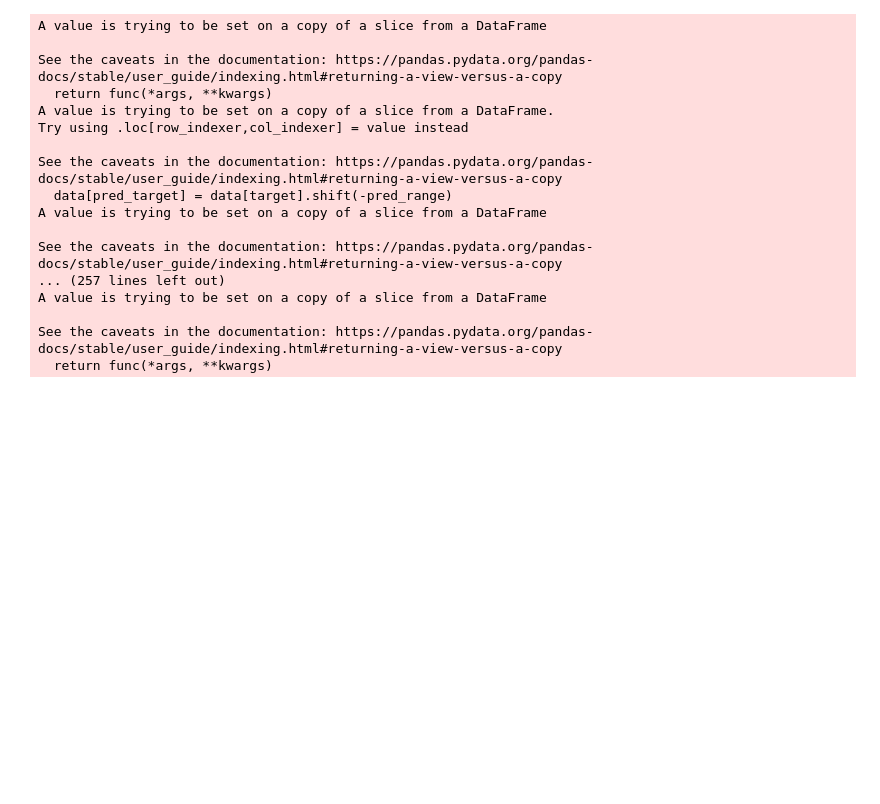
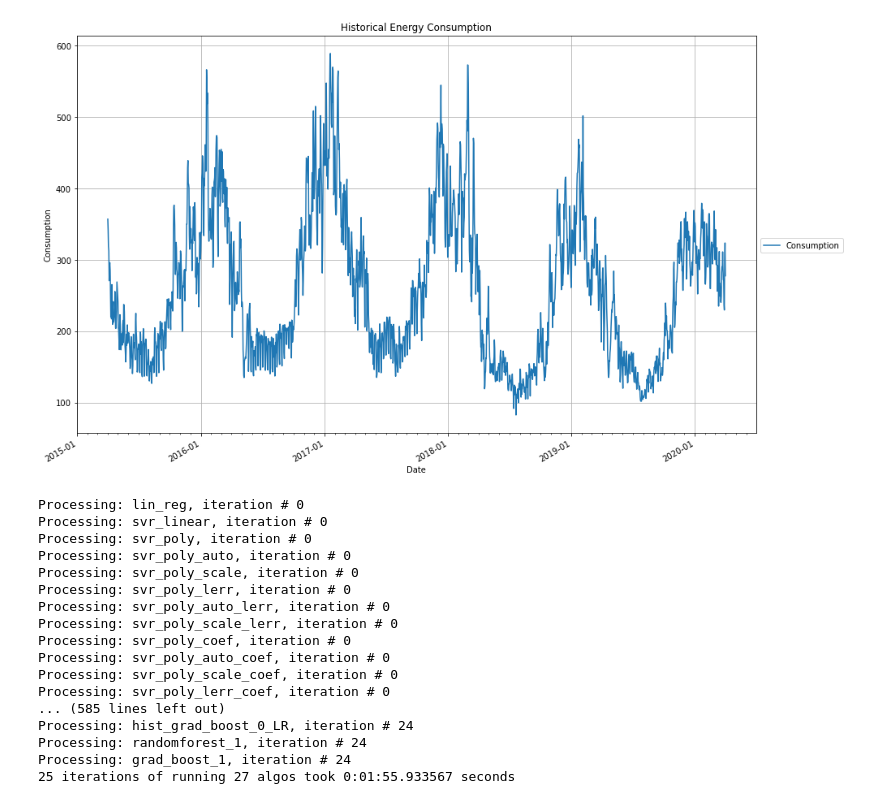
Before and after one commit to polardesert/energy-demand-forecast, a Jupyter notebook: EnergyDemandForecast.ipynb, the cells around one changed output. Drawn from its saved outputs; the diff is of its cells as text; code cells hidden in the pictures; blank space fills up the shorter version.

Commit message:
finalise main regression

```diff
--- a/EnergyDemandForecast.ipynb
+++ b/EnergyDemandForecast.ipynb
@@ -56 +73,5 @@ There are 0 columns that have missing values.
 |  | Missing Values | % of Total Values |
+# %%
+_ = line_plot_date(dat.copy(), "Date", ["Consumption"], "Historical Energy Consumption", ("Date", "Consumption"), fig_size=(15, 10))
+# %% [output]
+[figure, added]
@@ -57,30 +80,42 @@ There are 0 columns that have missing values.
 # %%
-preds = {"algo": [], "preds": [], "accuracy": [], "mse": []}
-for algo_name, algo in algo_map.items():
-    if 'vote_' not in algo_name:  # ignoring voting algos
-        res = run_reg_pred(dat[["Consumption"]], "Consumption", 365, algo_name=algo_name)
-        preds["preds"].append(res["preds"])
-        preds["accuracy"].append(res["accuracy"])
-        preds["mse"].append(res["mse"])
-        preds["algo"].append(algo_name)
+preds = {"algo": [], "preds": [], "accuracy": [], "mse": [], "iter": []}
+NUM_DAYS = 365
+NUM_ITER = 25  #  25 iterations of running all regression algos takes around 50 seconds
+
+# voting algos
+#vp_1 = [('rf1', algo_map["randomforest_1"]), ('gb1', algo_map["grad_boost_1"]), ('lr1', algo_map["lin_reg"])]
+#vp_0 = [('rf0', algo_map["randomforest_0"]), ('gb0', algo_map["grad_boost_0"]), ('lr0', algo_map["lin_reg"])]
+
+start_time = datetime.now()
+for i in range(NUM_ITER):
+    for algo_name, algo in algo_map.items():
+        if 'vote_' not in algo_name:  # ignoring voting algos
+            res = run_reg_pred(dat[features], "Consumption", NUM_DAYS, algo_name=algo_name)
+            preds["preds"].append(res["preds"])
+            preds["accuracy"].append(res["accuracy"])
+            preds["mse"].append(res["mse"])
+            preds["algo"].append(algo_name)
+            preds["iter"].append(i)
+end_time = datetime.now()
 
 preds_df = pd.DataFrame(preds)
+print(f"{NUM_ITER} iterations of running {len(algo_map.keys())} algos took {end_time - start_time} seconds")
 # %% [output]
-A value is trying to be set on a copy of a slice from a DataFrame
-
-See the caveats in the documentation: https://pandas.pydata.org/pandas-docs/stable/user_guide/indexing.html#returning-a-view-versus-a-copy
-  return func(*args, **kwargs)
-A value is trying to be set on a copy of a slice from a DataFrame.
-Try using .loc[row_indexer,col_indexer] = value instead
-
-See the caveats in the documentation: https://pandas.pydata.org/pandas-docs/stable/user_guide/indexing.html#returning-a-view-versus-a-copy
-  data[pred_target] = data[target].shift(-pred_range)
-A value is trying to be set on a copy of a slice from a DataFrame
-
-See the caveats in the documentation: https://pandas.pydata.org/pandas-docs/stable/user_guide/indexing.html#returning-a-view-versus-a-copy
-... (257 lines left out)
-A value is trying to be set on a copy of a slice from a DataFrame
-
-See the caveats in the documentation: https://pandas.pydata.org/pandas-docs/stable/user_guide/indexing.html#returning-a-view-versus-a-copy
-  return func(*args, **kwargs)
+Processing: lin_reg, iteration # 0
+Processing: svr_linear, iteration # 0
+Processing: svr_poly, iteration # 0
+Processing: svr_poly_auto, iteration # 0
+Processing: svr_poly_scale, iteration # 0
+Processing: svr_poly_lerr, iteration # 0
+Processing: svr_poly_auto_lerr, iteration # 0
+Processing: svr_poly_scale_lerr, iteration # 0
+Processing: svr_poly_coef, iteration # 0
+Processing: svr_poly_auto_coef, iteration # 0
+Processing: svr_poly_scale_coef, iteration # 0
+Processing: svr_poly_lerr_coef, iteration # 0
+... (585 lines left out)
+Processing: hist_grad_boost_0_LR, iteration # 24
+Processing: randomforest_1, iteration # 24
+Processing: grad_boost_1, iteration # 24
+25 iterations of running 27 algos took 0:01:55.933567 seconds
 # %%
```
Also changed, not shown: parts of 14 cells of this notebook, 4 other files.
